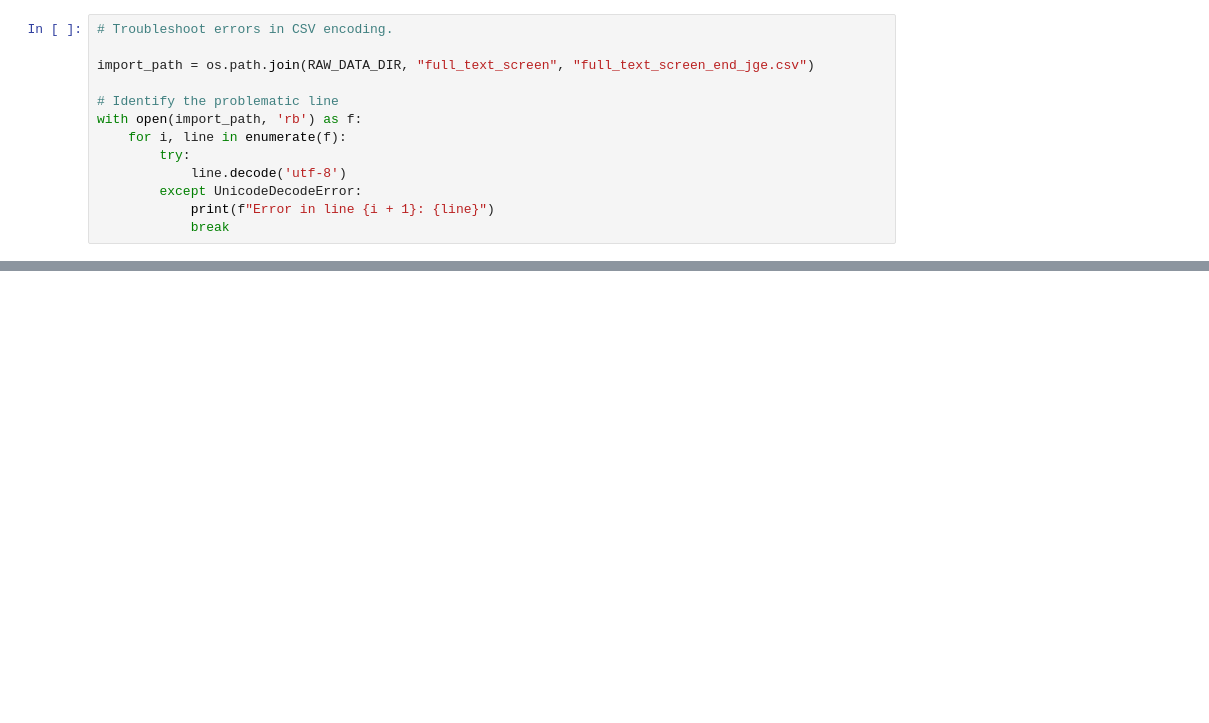
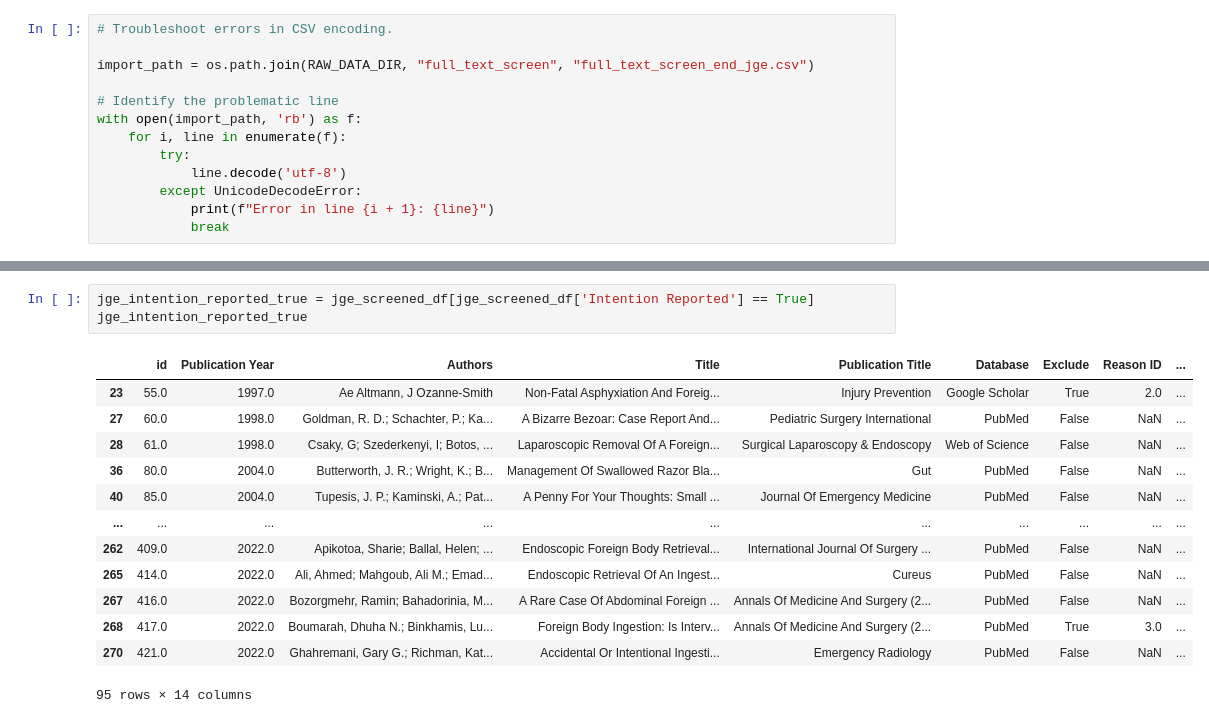
Before and after one commit to jackgedge/iifo_systematic_review, a Jupyter notebook: msc_code/notebooks/05-full_text_screen.ipynb, the cells around one changed output, grey strips where cells are left out. Drawn from its saved outputs; the diff is of its cells as text; blank space fills up the shorter version.

```diff
--- a/msc_code/notebooks/05-full_text_screen.ipynb
+++ b/msc_code/notebooks/05-full_text_screen.ipynb
@@ -144,0 +203,17 @@ plt.show()
+# %%
+jge_intention_reported_true = jge_screened_df[jge_screened_df['Intention Reported'] == True]
+jge_intention_reported_true
+# %% [output]
+|  | id | Publication Year | Authors | Title | Publication Title | Database | Exclude | Reason ID | ... |
+| 23 | 55.0 | 1997.0 | Ae Altmann, J Ozanne-Smith | Non-Fatal Asphyxiation And Foreig... | Injury Prevention | Google Scholar | True | 2.0 | ... |
+| 27 | 60.0 | 1998.0 | Goldman, R. D.; Schachter, P.; Ka... | A Bizarre Bezoar: Case Report And... | Pediatric Surgery International | PubMed | False | NaN | ... |
+| 28 | 61.0 | 1998.0 | Csaky, G; Szederkenyi, I; Botos, ... | Laparoscopic Removal Of A Foreign... | Surgical Laparoscopy & Endoscopy | Web of Science | False | NaN | ... |
+| 36 | 80.0 | 2004.0 | Butterworth, J. R.; Wright, K.; B... | Management Of Swallowed Razor Bla... | Gut | PubMed | False | NaN | ... |
+| 40 | 85.0 | 2004.0 | Tupesis, J. P.; Kaminski, A.; Pat... | A Penny For Your Thoughts: Small ... | Journal Of Emergency Medicine | PubMed | False | NaN | ... |
+| ... | ... | ... | ... | ... | ... | ... | ... | ... | ... |
+| 262 | 409.0 | 2022.0 | Apikotoa, Sharie; Ballal, Helen; ... | Endoscopic Foreign Body Retrieval... | International Journal Of Surgery ... | PubMed | False | NaN | ... |
+| 265 | 414.0 | 2022.0 | Ali, Ahmed; Mahgoub, Ali M.; Emad... | Endoscopic Retrieval Of An Ingest... | Cureus | PubMed | False | NaN | ... |
+| 267 | 416.0 | 2022.0 | Bozorgmehr, Ramin; Bahadorinia, M... | A Rare Case Of Abdominal Foreign ... | Annals Of Medicine And Surgery (2... | PubMed | False | NaN | ... |
+| 268 | 417.0 | 2022.0 | Boumarah, Dhuha N.; Binkhamis, Lu... | Foreign Body Ingestion: Is Interv... | Annals Of Medicine And Surgery (2... | PubMed | True | 3.0 | ... |
+| 270 | 421.0 | 2022.0 | Ghahremani, Gary G.; Richman, Kat... | Accidental Or Intentional Ingesti... | Emergency Radiology | PubMed | False | NaN | ... |
+95 rows × 14 columns
```
Also changed, not shown: parts of 5 cells of this notebook, 1 other file.
